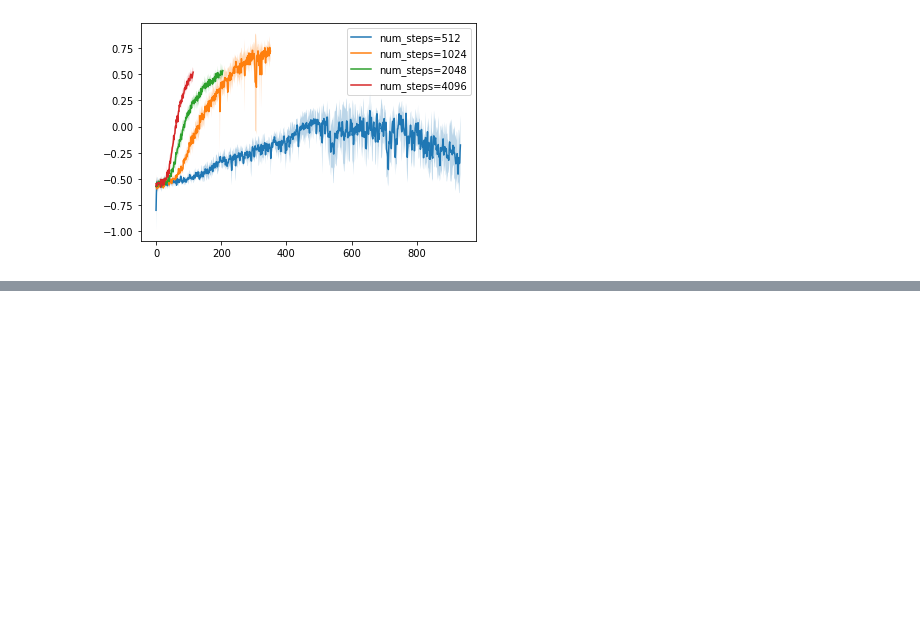
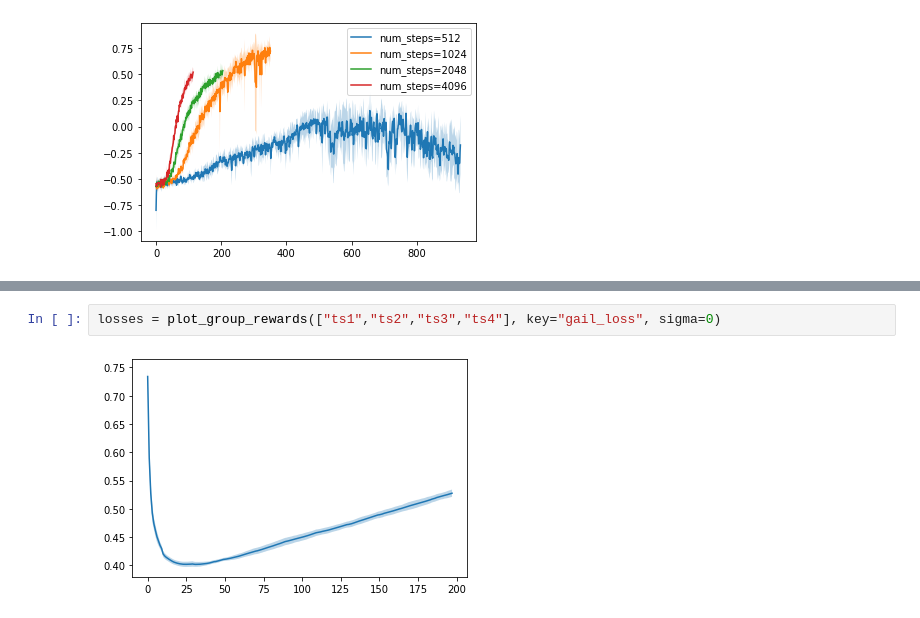
Before and after one commit to neuroailab/CuriousSamplePlanner, a Jupyter notebook: policy_learning/Policy Learning Results.ipynb, the cells around one changed output, grey strips where cells are left out. Saved outputs shown, nothing was run; the diff lists cells and outputs as text; blank space fills up the shorter version.

```diff
--- a/policy_learning/Policy Learning Results.ipynb
+++ b/policy_learning/Policy Learning Results.ipynb
@@ -260,0 +265,4 @@ plt.legend(["num_steps=512", "num_steps=1024", "num_steps=2048", "num_steps=4096
+# %%
+losses = plot_group_rewards(["ts1","ts2","ts3","ts4"], key="gail_loss", sigma=0)
+# %% [output]
+[figure, added]
```
Also changed, not shown: parts of 1 cell of this notebook, 5 other files.
